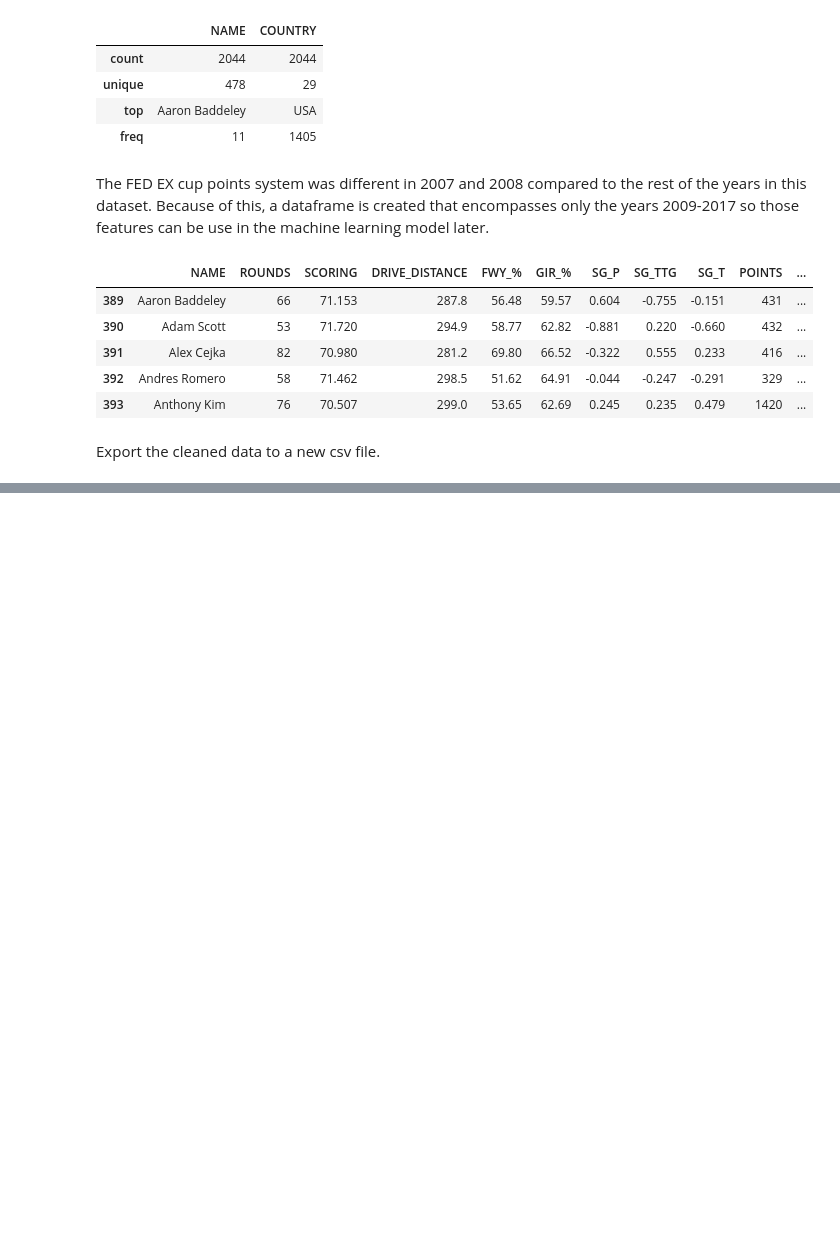
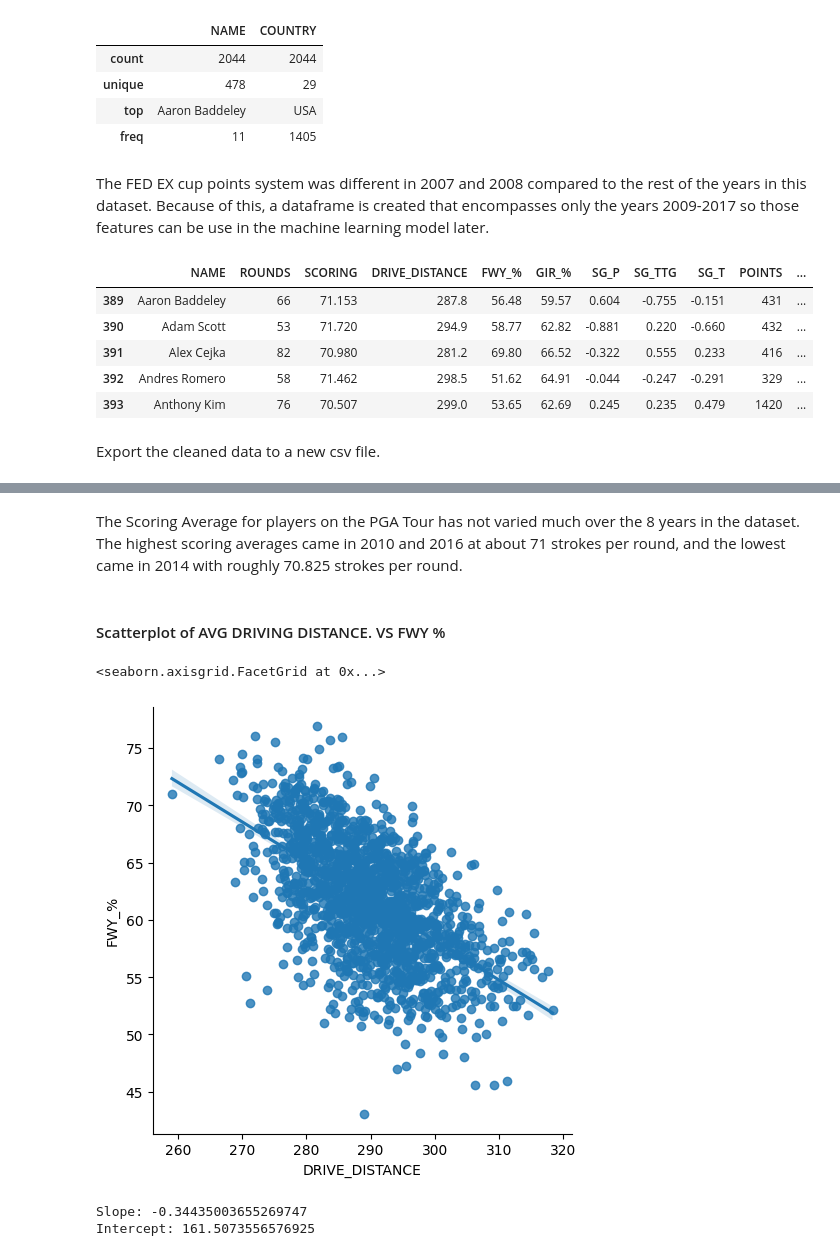
Before and after one commit to filipbagen/golf-performance-analysis, a Jupyter notebook: golf-performance-analysis.ipynb, the cells around one changed output, grey strips where cells are left out. Cells and saved outputs as stored; diff of their text form; code cells hidden in the pictures; blank space fills up the shorter version.

```diff
--- a/golf-performance-analysis.ipynb
+++ b/golf-performance-analysis.ipynb
@@ -170,0 +218,18 @@ df.to_csv('data/processed/pgatour_cleaned.csv', index = False)
+# %% [markdown]
+The Scoring Average for players on the PGA Tour has not varied much over the 8 years in the dataset. The highest scoring averages came in 2010 and 2016 at about 71 strokes per round, and the lowest came in 2014 with roughly 70.825 strokes per round.
+# %% [markdown]
+#### Scatterplot of AVG DRIVING DISTANCE. VS FWY %
+# %%
+sns.lmplot(x = 'DRIVE_DISTANCE', y = 'FWY_%', data = df2)
+# %% [output]
+<seaborn.axisgrid.FacetGrid at 0x...>
+[figure, added]
+# %%
+# Fit a linear regression (degree 1 polynomial)
+slope, intercept = np.polyfit(df2['DRIVE_DISTANCE'], df2['FWY_%'], 1)
+
+print(f"Slope: {slope}")
+print(f"Intercept: {intercept}")
+# %% [output]
+Slope: -0.34435003655269747
+Intercept: 161.5073556576925
```
Also changed, not shown: parts of 46 cells of this notebook, 1 other file.
